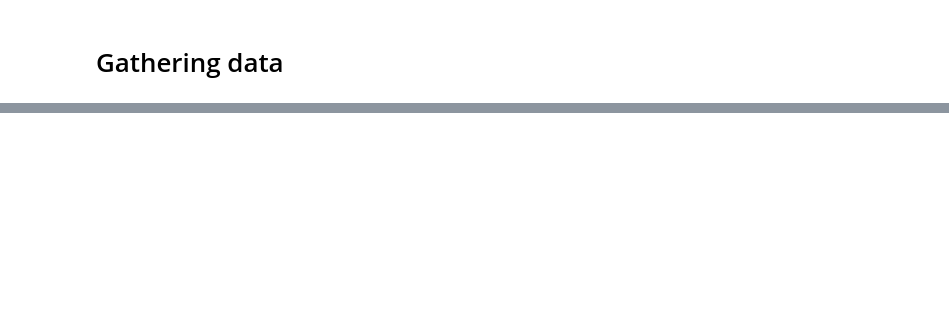
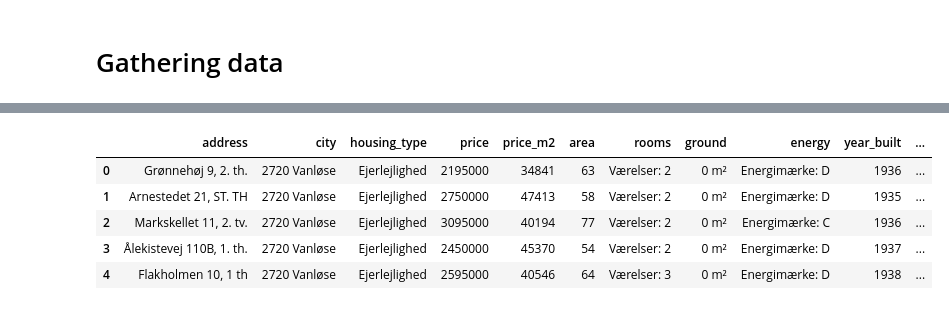
Before and after one commit to adogb/housing-market-dk, a Jupyter notebook: wrangling.ipynb, the cells around one changed output, grey strips where cells are left out. Cells and saved outputs as stored; diff of their text form; code cells hidden in the pictures; blank space fills up the shorter version.

```diff
--- a/wrangling.ipynb
+++ b/wrangling.ipynb
@@ -85,0 +117,19 @@ df
+# %%
+# extract numbers from strings for relevant columns
+df_clean.price = df_clean.price.str.strip().str.rstrip(" kr.").str.replace(".","")
+# %%
+df_clean.price_m2 = df_clean.price_m2.str.strip().str.rstrip(" kr. / m²").str.replace(".","")
+# %%
+df_clean.area = df_clean.area.str.strip().str.rstrip(" m²")
+# %%
+df_clean.monthly_cost = df_clean.monthly_cost.str.strip().str.rstrip(" kr. / md.").str.lstrip("Ejerudgift: ")\
+                                                                                    .str.replace(".","")
+# %%
+df_clean.head()
+# %% [output]
+|  | address | city | housing_type | price | price_m2 | area | rooms | ground | energy | year_built | ... |
+| 0 | Grønnehøj 9, 2. th. | 2720 Vanløse | Ejerlejlighed | 2195000 | 34841 | 63 | Værelser: 2 | 0 m² | Energimærke: D | 1936 | ... |
+| 1 | Arnestedet 21, ST. TH | 2720 Vanløse | Ejerlejlighed | 2750000 | 47413 | 58 | Værelser: 2 | 0 m² | Energimærke: D | 1935 | ... |
+| 2 | Markskellet 11, 2. tv. | 2720 Vanløse | Ejerlejlighed | 3095000 | 40194 | 77 | Værelser: 2 | 0 m² | Energimærke: C | 1936 | ... |
+| 3 | Ålekistevej 110B, 1. th. | 2720 Vanløse | Ejerlejlighed | 2450000 | 45370 | 54 | Værelser: 2 | 0 m² | Energimærke: D | 1937 | ... |
+| 4 | Flakholmen 10, 1 th | 2720 Vanløse | Ejerlejlighed | 2595000 | 40546 | 64 | Værelser: 3 | 0 m² | Energimærke: D | 1938 | ... |
```
Also changed, not shown: parts of 6 cells of this notebook.
